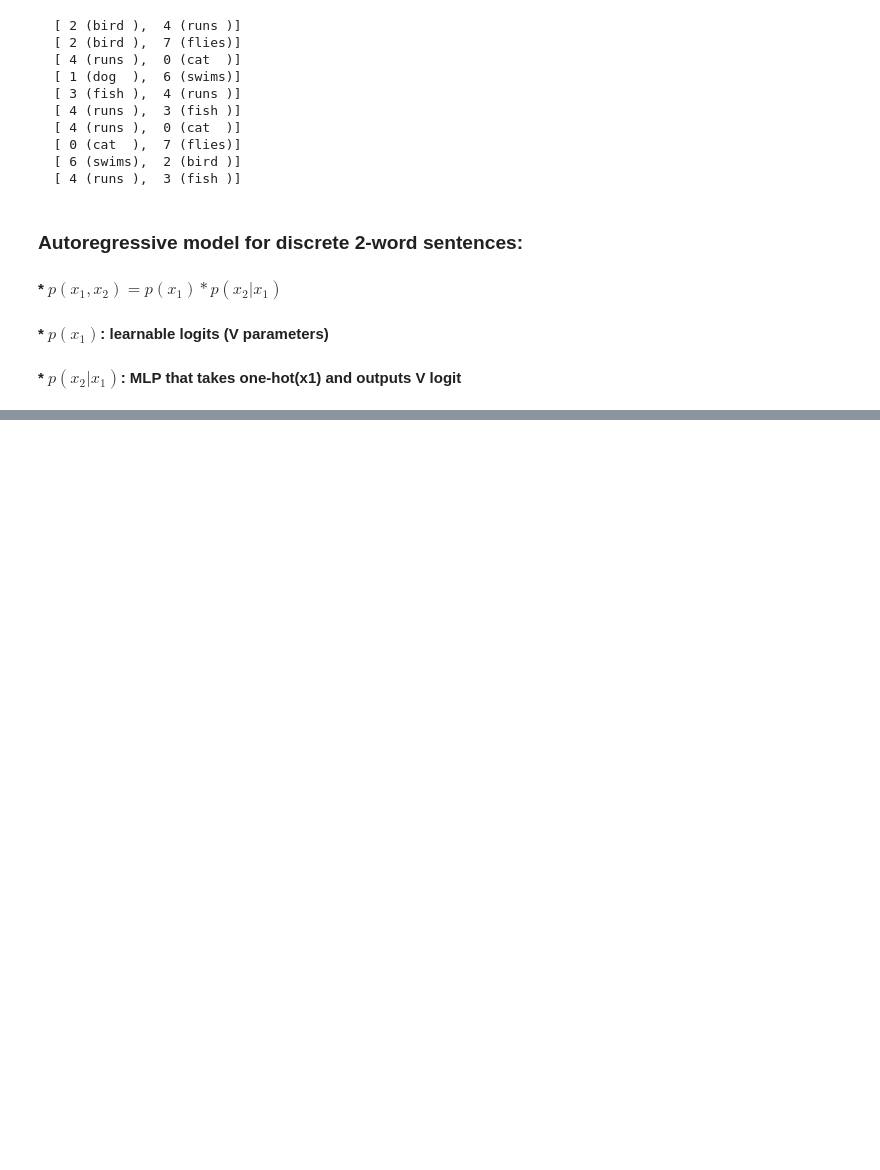
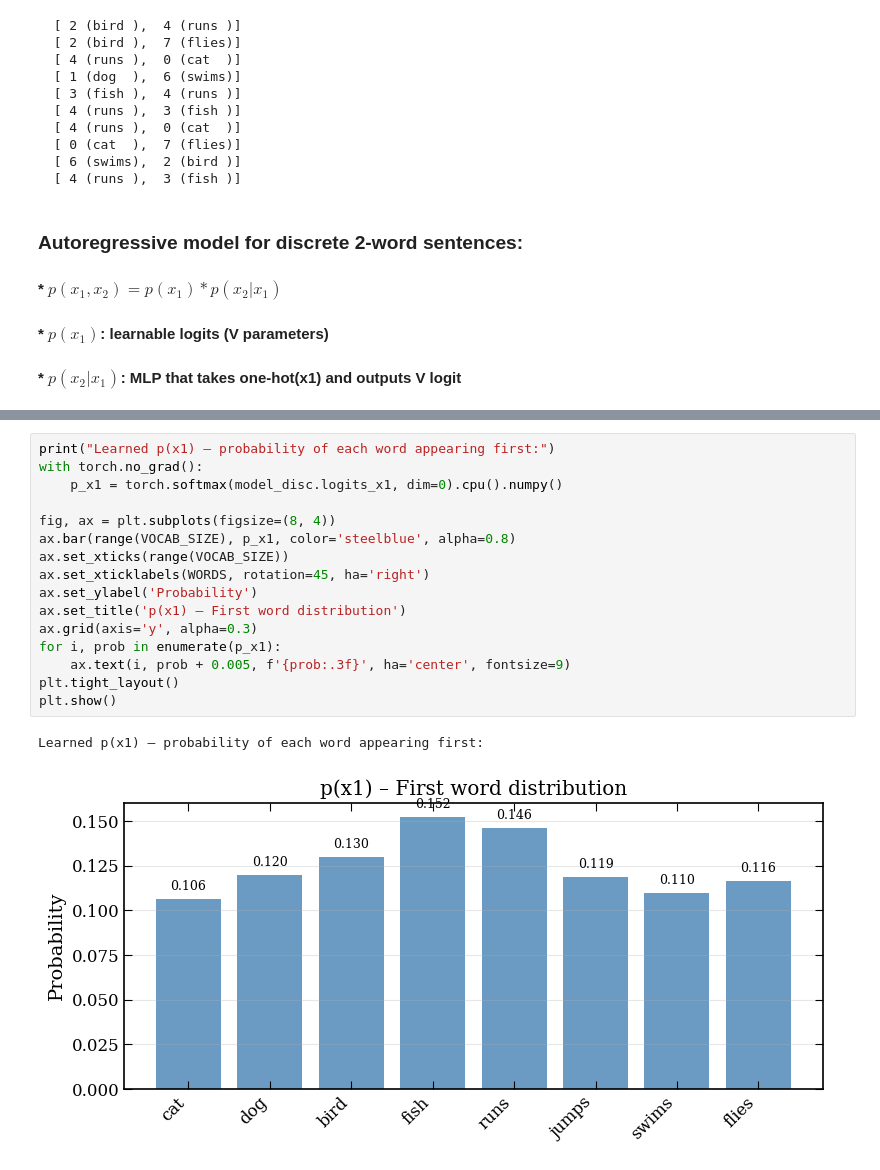
Before and after one commit to mazapataa/NNbasic, a Jupyter notebook: Generative Models/autoregressive_model.ipynb, the cells around one changed output, grey strips where cells are left out. Saved outputs shown, nothing was run; the diff lists cells and outputs as text; blank space fills up the shorter version.

```diff
--- a/Generative Models/autoregressive_model.ipynb
+++ b/Generative Models/autoregressive_model.ipynb
@@ -493,0 +542,19 @@ class DiscreteAR(nn.Module):
+# %%
+print("Learned p(x1) — probability of each word appearing first:")
+with torch.no_grad():
+    p_x1 = torch.softmax(model_disc.logits_x1, dim=0).cpu().numpy()
+
+fig, ax = plt.subplots(figsize=(8, 4))
+ax.bar(range(VOCAB_SIZE), p_x1, color='steelblue', alpha=0.8)
+ax.set_xticks(range(VOCAB_SIZE))
+ax.set_xticklabels(WORDS, rotation=45, ha='right')
+ax.set_ylabel('Probability')
+ax.set_title('p(x1) – First word distribution')
+ax.grid(axis='y', alpha=0.3)
+for i, prob in enumerate(p_x1):
+    ax.text(i, prob + 0.005, f'{prob:.3f}', ha='center', fontsize=9)
+plt.tight_layout()
+plt.show()
+# %% [output]
+Learned p(x1) — probability of each word appearing first:
+[figure, added]
```
Also changed, not shown: parts of 5 cells of this notebook.
